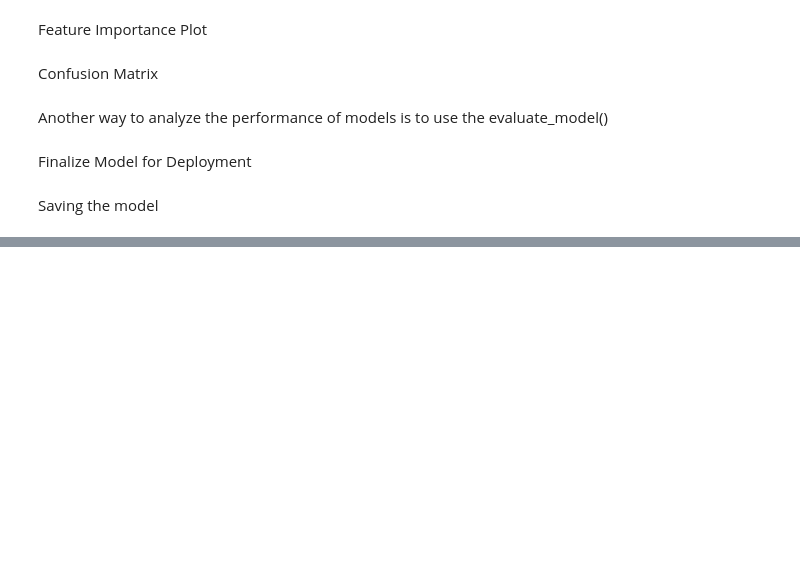
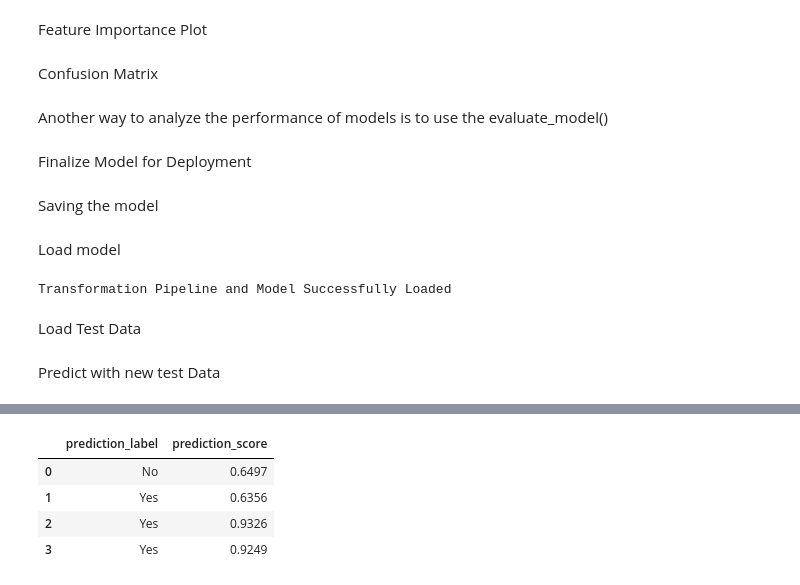
Before and after one commit to arifmarias/suppliment_anesthesia, a Jupyter notebook: model.ipynb, the cells around one changed output, grey strips where cells are left out. Drawn from its saved outputs; the diff is of its cells as text; code cells hidden in the pictures; blank space fills up the shorter version.

```diff
--- a/model.ipynb
+++ b/model.ipynb
@@ -66,0 +135,17 @@ save_model(final_lr,'Final_Model_05May2023')
+# %% [markdown]
+Load model
+# %%
+# loading the saved model
+saved_final_rf = load_model('Final_Model_lr')
+# %% [output]
+Transformation Pipeline and Model Successfully Loaded
+# %% [markdown]
+Load Test Data
+# %% [markdown]
+Predict with new test Data
+# %%
+test = pd.read_csv("Data/test.csv")
+# predict on new data
+new_prediction = predict_model(saved_final_rf, data=test)
+new_prediction[["prediction_label", "prediction_score"]]
+# %% [output]
@@ -67,3 +153,8 @@ save_model(final_lr,'Final_Model_05May2023')
+|  | prediction_label | prediction_score |
+| 0 | No | 0.6497 |
+| 1 | Yes | 0.6356 |
+| 2 | Yes | 0.9326 |
+| 3 | Yes | 0.9249 |
 # %%
 # data = df.sample(frac=0.95, random_state=786)
 # data_unseen = df.drop(data.index)
```
Also changed, not shown: parts of 9 cells of this notebook, 12 other files.
